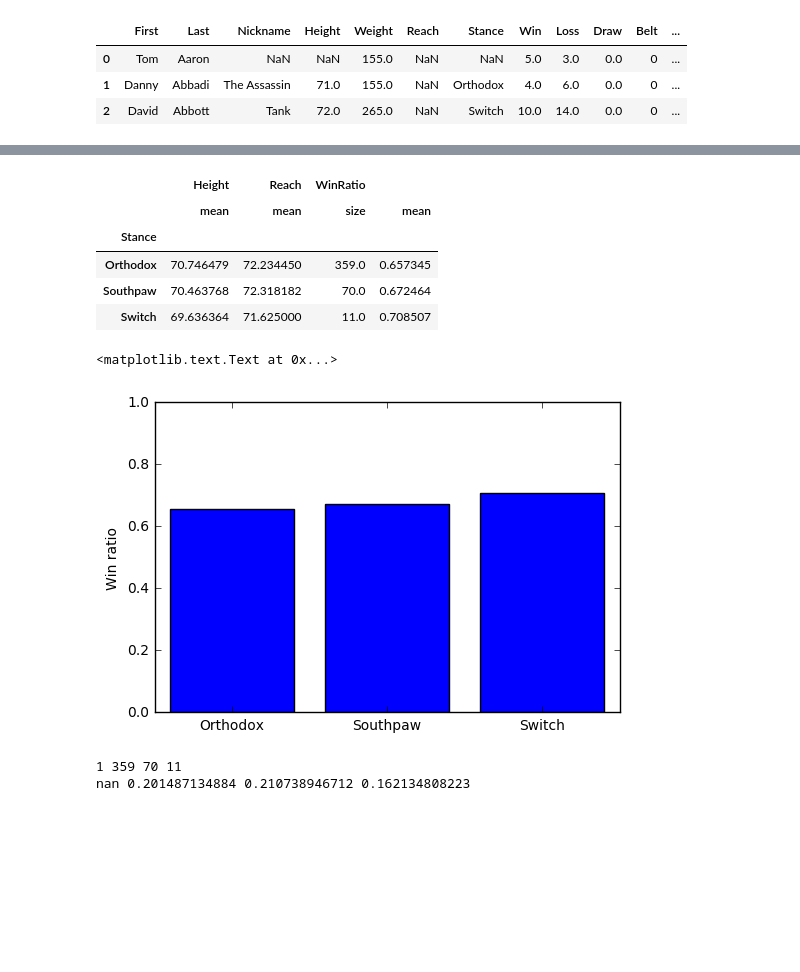
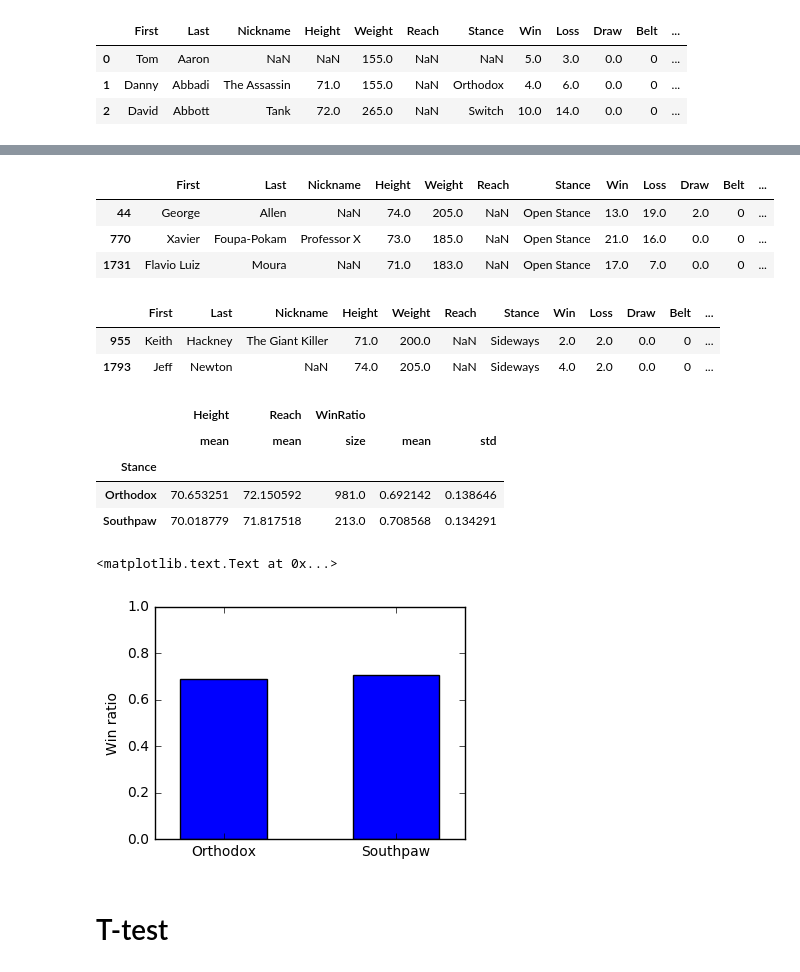
Before and after one commit to jhalverson/data_science, a Jupyter notebook: misc/mma_analytics/stance_win_ratio.ipynb, the cells around one changed output, grey strips where cells are left out. Drawn from its saved outputs; the diff is of its cells as text; code cells hidden in the pictures; blank space fills up the shorter version.

```diff
--- a/misc/mma_analytics/stance_win_ratio.ipynb
+++ b/misc/mma_analytics/stance_win_ratio.ipynb
@@ -8,8 +8,9 @@ import pandas as pd
 import matplotlib.pyplot as plt
 %matplotlib inline
 # %%
-df = pd.read_csv('fighters.csv', header=0)
-df['WinRatio'] =  df['Win'] / (df['Win'] + df['Loss'] + df['Draw'])
+df = pd.read_csv('fightmetric_fighters/fighters.csv', header=0)
+df['Fights'] = df['Win'] + df['Loss'] + df['Draw']
+df['WinRatio'] = df['Win'] / df['Fights']
 df.head(3)
 # %% [output]
 |  | First | Last | Nickname | Height | Weight | Reach | Stance | Win | Loss | Draw | Belt | ... |
@@ -48,18 +68,31 @@ pearsonr(lw.Reach, lw.WinRatio), spearmanr(lw.Reach, lw.WinRatio)
+# %%
+df[df.Stance == 'Open Stance']
+# %% [output]
+|  | First | Last | Nickname | Height | Weight | Reach | Stance | Win | Loss | Draw | Belt | ... |
+| 44 | George | Allen | NaN | 74.0 | 205.0 | NaN | Open Stance | 13.0 | 19.0 | 2.0 | 0 | ... |
+| 770 | Xavier | Foupa-Pokam | Professor X | 73.0 | 185.0 | NaN | Open Stance | 21.0 | 16.0 | 0.0 | 0 | ... |
+| 1731 | Flavio Luiz | Moura | NaN | 71.0 | 183.0 | NaN | Open Stance | 17.0 | 7.0 | 0.0 | 0 | ... |
+# %%
+df[df.Stance == 'Sideways']
+# %% [output]
+|  | First | Last | Nickname | Height | Weight | Reach | Stance | Win | Loss | Draw | Belt | ... |
+| 955 | Keith | Hackney | The Giant Killer | 71.0 | 200.0 | NaN | Sideways | 2.0 | 2.0 | 0.0 | 0 | ... |
+| 1793 | Jeff | Newton | NaN | 74.0 | 205.0 | NaN | Sideways | 4.0 | 2.0 | 0.0 | 0 | ... |
 # %%
-stance = df[df.Stance != 'Open Stance'].groupby('Stance').agg({'WinRatio':[np.size, np.mean], 'Height':np.mean, 'Reach':np.mean})
+stance = df[df.Stance.isin(['Orthodox', 'Southpaw']) & (df.Fights > 5)].groupby('Stance').agg({'WinRatio':[np.size, np.mean, np.std], 'Height':np.mean, 'Reach':np.mean})
 stance
 # %% [output]
-|  | Height | Reach | WinRatio |  |
-|  | mean | mean | size | mean |
-| Stance |  |  |  |  |
-| Orthodox | 70.746479 | 72.234450 | 359.0 | 0.657345 |
-| Southpaw | 70.463768 | 72.318182 | 70.0 | 0.672464 |
-| Switch | 69.636364 | 71.625000 | 11.0 | 0.708507 |
+|  | Height | Reach | WinRatio |  |  |
+|  | mean | mean | size | mean | std |
+| Stance |  |  |  |  |  |
+| Orthodox | 70.653251 | 72.150592 | 981.0 | 0.692142 | 0.138646 |
+| Southpaw | 70.018779 | 71.817518 | 213.0 | 0.708568 | 0.134291 |
 # %%
-plt.bar(range(stance.shape[0]), stance[('WinRatio', 'mean')], tick_label=stance.index.values, align='center')
+fig = plt.figure(1, figsize=(4, 3))
+plt.bar(range(stance.shape[0]), stance[('WinRatio', 'mean')], width=0.5, tick_label=stance.index.values, align='center')
 plt.ylim(0, 1)
 plt.ylabel('Win ratio')
 # %% [output]
 <matplotlib.text.Text at 0x...>
-[figure, old version]
+[figure, new version]
 # %%
@@ -70,7 +101,3 @@ switch      = df.WinRatio[df.Stance == 'Switch']
-# %%
-print open_stance.count(), orthodox.count(), southpaw.count(), switch.count()
-print open_stance.std(), orthodox.std(), southpaw.std(), switch.std()
-# %% [output]
-1 359 70 11
-nan 0.201487134884 0.210738946712 0.162134808223
+# %% [markdown]
+# T-test
 # %%
```
Also changed, not shown: parts of 10 cells of this notebook, 3 other files.
